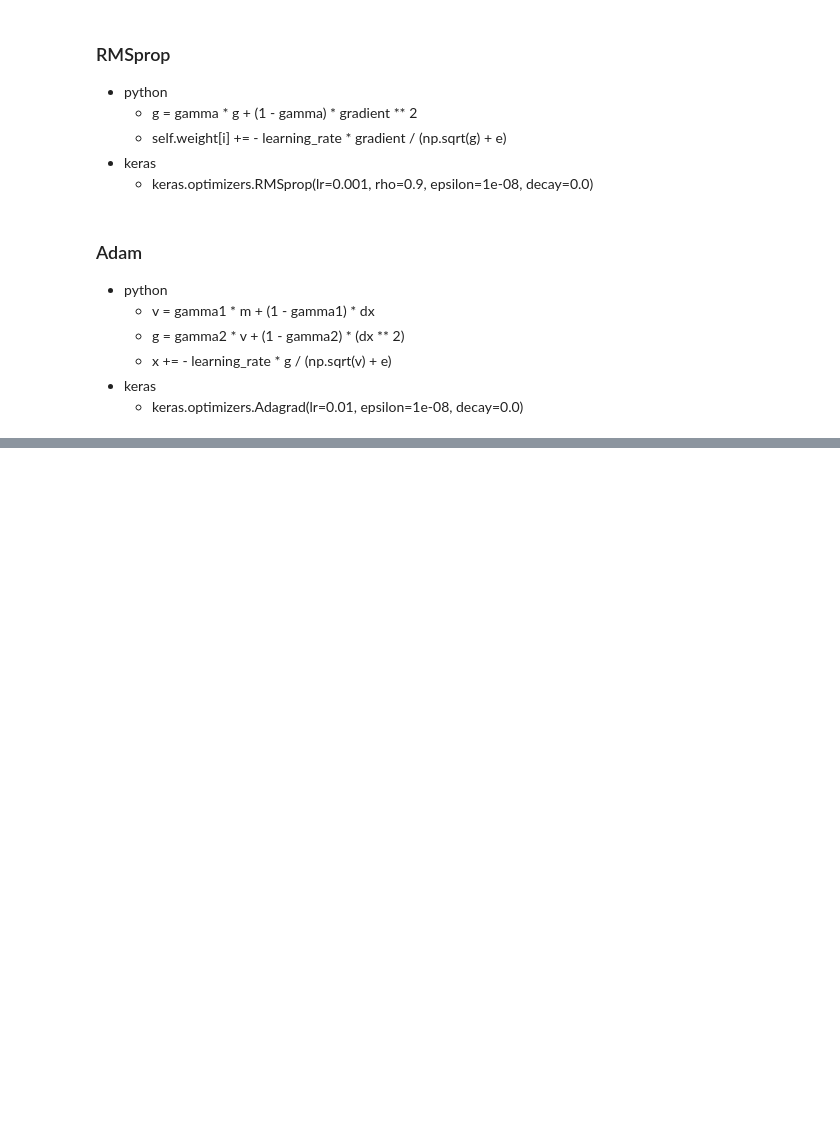
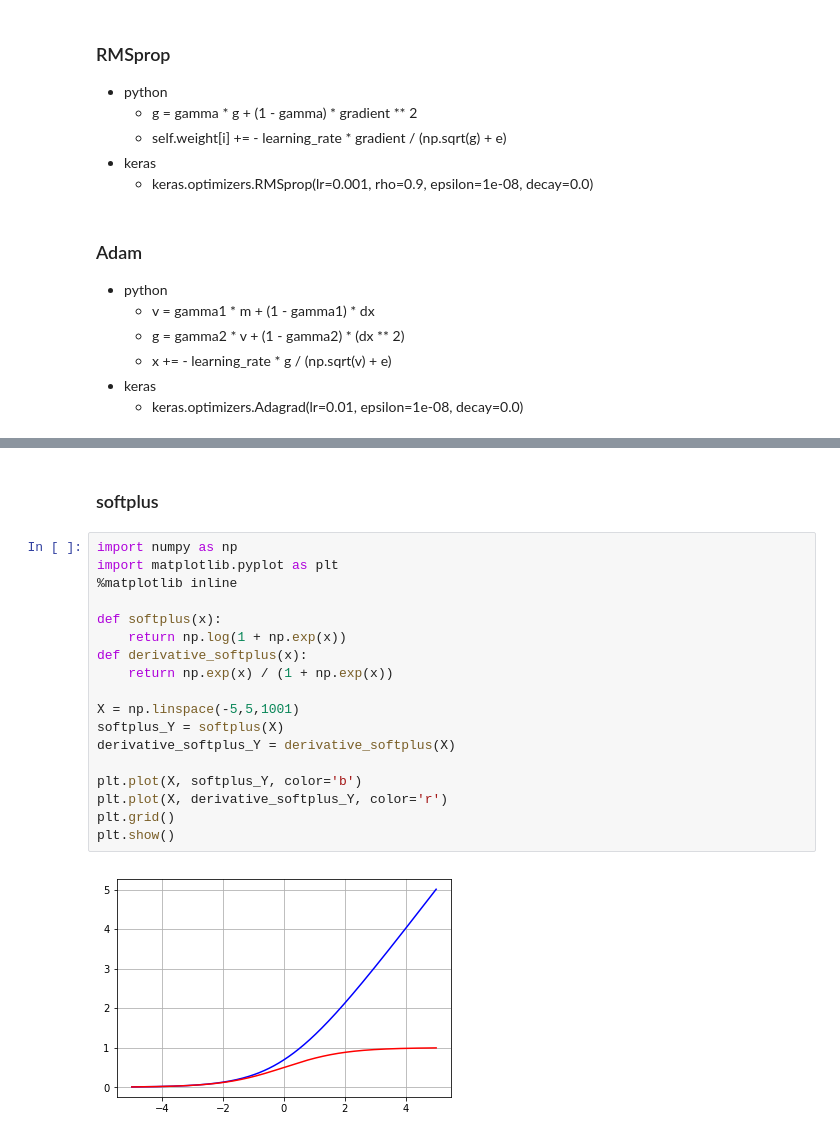
Before and after one commit to hsyliark/python_Machine_Learning, a Jupyter notebook: 8월 8일 (Perceptron, XOR).ipynb, the cells around one changed output, grey strips where cells are left out. Drawn from its saved outputs; the diff is of its cells as text; blank space fills up the shorter version.

```diff
--- a/8월 8일 (Perceptron, XOR).ipynb
+++ b/8월 8일 (Perceptron, XOR).ipynb
@@ -280,0 +355,22 @@ Input: [1, 1], Predict: [0.024052645439017865]
+# %% [markdown]
+### softplus
+# %%
+import numpy as np
+import matplotlib.pyplot as plt
+%matplotlib inline
+
+def softplus(x):
+    return np.log(1 + np.exp(x))
+def derivative_softplus(x):
+    return np.exp(x) / (1 + np.exp(x))
+
+X = np.linspace(-5,5,1001)
+softplus_Y = softplus(X)
+derivative_softplus_Y = derivative_softplus(X)
+
+plt.plot(X, softplus_Y, color='b')
+plt.plot(X, derivative_softplus_Y, color='r')
+plt.grid()
+plt.show()
+# %% [output]
+[figure, added]
```
Also changed, not shown: parts of 8 cells of this notebook.
